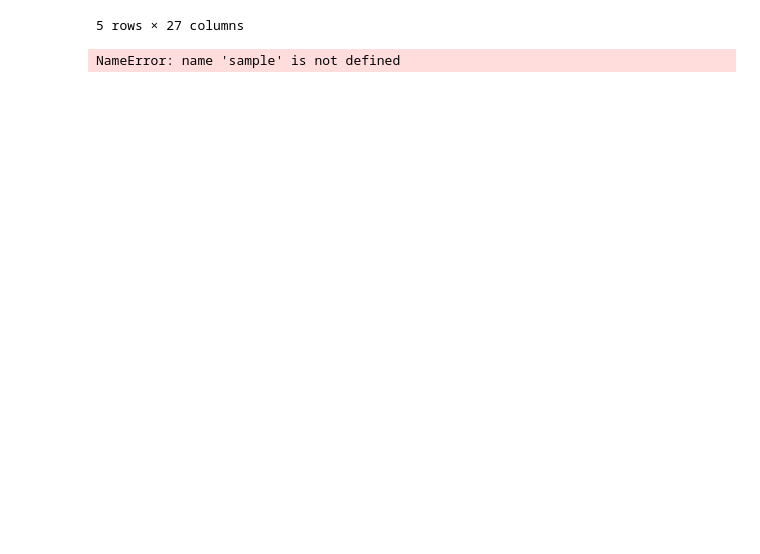
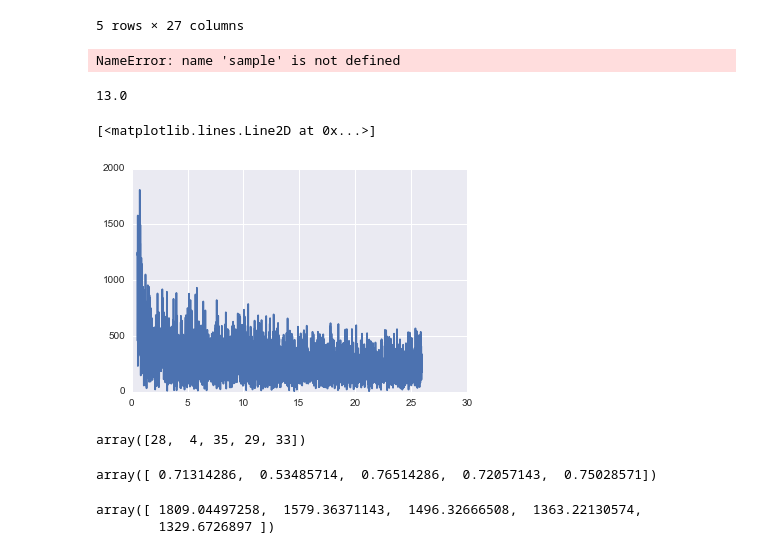
Before and after one commit to sepehr125/activity-recognition, a Jupyter notebook: notebooks/Modeling-RF.ipynb, the cells around one changed output. Drawn from its saved outputs; the diff is of its cells as text; code cells hidden in the pictures; blank space fills up the shorter version.

```diff
--- a/notebooks/Modeling-RF.ipynb
+++ b/notebooks/Modeling-RF.ipynb
@@ -33,4 +33,4 @@ SAMPLING_RATE = 52 #data recorded at 52HZ (aka 52 rows per second)
 
 # Where the data lives
 DATA_DIR = os.path.join(os.getcwd(), 'data')
-CSV_FILES = [os.path.join(DATA_DIR, f) for f in os.listdir("../data/") if f.endswith('.csv')]
+CSV_FILES = [os.path.join('../data', f) for f in os.listdir("../data/") if f.endswith('.csv')]
@@ -272,0 +285,2 @@ NameError: name 'sample' is not defined
+# %%
+sample = master_valid[3000:10000]
@@ -272,0 +289,15 @@ NameError: name 'sample' is not defined
+# %%
+fourier = abs(np.fft.rfft(sample.x_accel))
+# %%
+freq = np.fft.rfftfreq(len(sample), d=1./52)
+# %%
+freq.mean()
+# %% [output]
+13.0
+# %%
+min_freq = 0.5
+max_freq = 15.
+plt.plot(freq[freq>min_freq], fourier[freq>min_freq])
+# %% [output]
+[<matplotlib.lines.Line2D at 0x...>]
+[figure, added]
@@ -272,0 +310,13 @@ NameError: name 'sample' is not defined
+# %%
+top_k_indices(valid_fouriers, 5)
+# %% [output]
+array([28,  4, 35, 29, 33])
+# %%
+valid_freqs[top_k_indices(valid_fouriers, 5)]
+# %% [output]
+array([ 0.71314286,  0.53485714,  0.76514286,  0.72057143,  0.75028571])
+# %%
+valid_fouriers[top_k_indices(valid_fouriers, 5)]
+# %% [output]
+array([ 1809.04497258,  1579.36371143,  1496.32666508,  1363.22130574,
+        1329.6726897 ])
```
Also changed, not shown: parts of 14 cells of this notebook, 4 other files.
